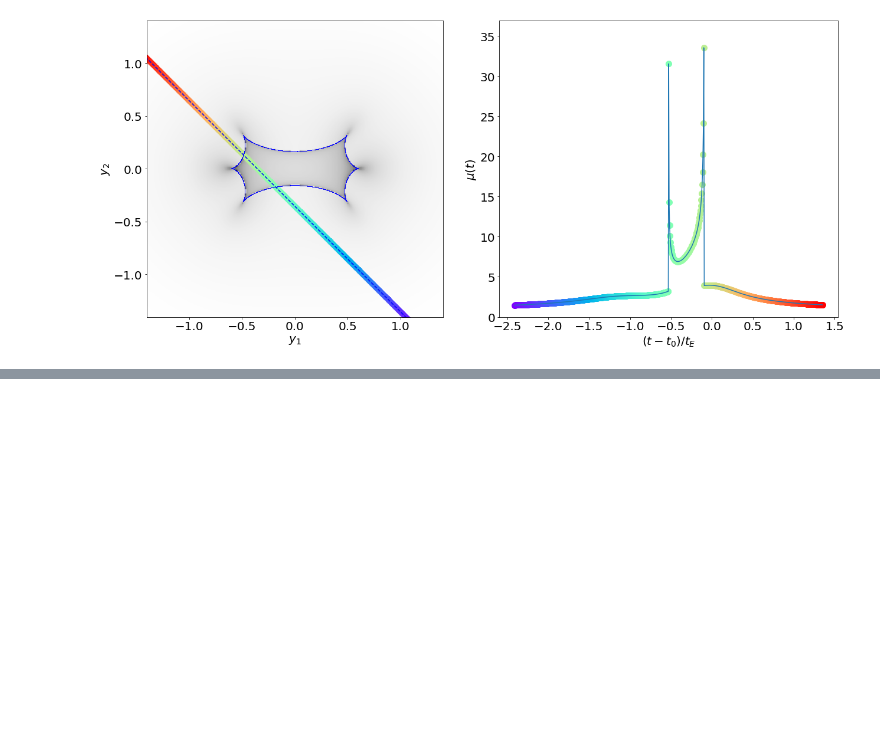
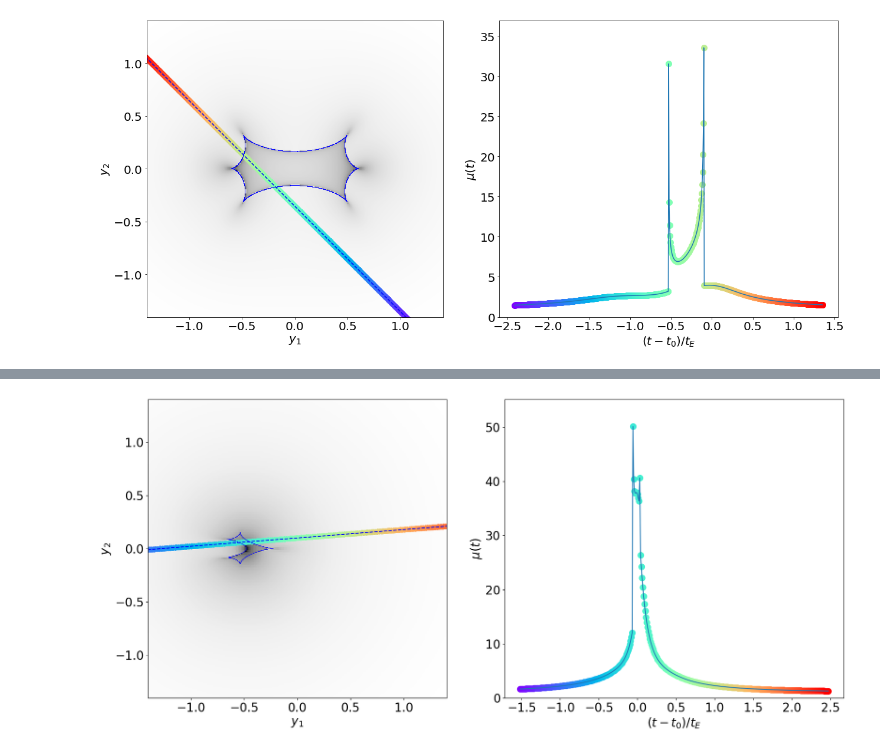
Before and after one commit to rbmetcalf/LensingCourse, a Jupyter notebook: 12_2020_binary_lenses.ipynb, the cells around one changed output, grey strips where cells are left out. Drawn from its saved outputs; the diff is of its cells as text; code cells hidden in the pictures; blank space fills up the shorter version.

```diff
--- a/12_2020_binary_lenses.ipynb
+++ b/12_2020_binary_lenses.ipynb
@@ -869,3 +869,63 @@ Try to reproduce the following light-curves:
 ![title](example1.png)
 # %% [markdown]
 ![title](example2_bl.png)
+# %%
+m1=1.0
+q=0.01
+m2=m1/q
+mtot=m1+m2
+dwi=((m1/mtot)**(1./3.)+(m2/mtot)**(1./3.))**(3./2.)
+dic=((m1/mtot)**(1./3.)+(m2/mtot)**(1./3.))**(-3./4.)
+
+
+bl=binary_lens(dl=5.0,ds=8,m1=1.0,q=q,d=dic+0.1,t0=0.0,y0=0.1,theta=0.1*np.pi/4,centre_m2=False)
+
+x1,x2,xs1,xs2=bl.CritCau()
+
+times=bl.tE.value*np.arange(-2,2,0.01)
+###
+p,mu=bl.LightCurve(times) # the function LightCurve computes the magnifications at the image positions for a given source
+                          # position. The source position is parametrized in terms of the time (the function
+                          # returns p=(t-t0)/tE) and mu(p))
+
+mumap = bl.MagnificationMap(xmin_,xmax_,ymin_,ymax_) # similarly, th function MagnificationMap computes the map of the
+                                                     # magnification on the source plane
+
+fig,ax=plt.subplots(1,2,figsize=(18,8))
+
+ax[0].imshow(np.log10(mumap),origin='lower',cmap='Greys',extent=[xmin_,xmax_,ymin_,ymax_])
+color=iter(cm.rainbow(np.linspace(0,1,times.size)))
+ys1,ys2=bl.SourcePos(times) # this gives the source position as a function of time.
+for i in range(times.size):
+    c=next(color)
+    #ys1,ys2=bl.SourcePos(times[i])
+    ax[0].plot(ys1[i],ys2[i],'*',markersize=10,c=c)
+    ax[1].plot([p[i]-(bl.t02-bl.t0)/bl.tE.value],[mu[i]],'o',markersize=10,c=c)
+
+####################################################################
+
+ax[0].plot(ys1,ys2,'--',color='blue')
+ax[1].plot(p-(bl.t02-bl.t0)/bl.tE.value,mu,'-')
+ax[1].set_ylim([0.0,np.max(mu)*1.1])
+ax[0].set_xlim([xmin_,xmax_])
+ax[0].set_ylim([ymin_,ymax_])
+
+ax[0].xaxis.set_tick_params(labelsize=20)
+ax[0].yaxis.set_tick_params(labelsize=20)
+
+ax[0].set_xlabel('$y_1$',fontsize=20)
+ax[0].set_ylabel('$y_2$',fontsize=20)
+
+ax[1].xaxis.set_tick_params(labelsize=20)
+ax[1].yaxis.set_tick_params(labelsize=20)
+ax[1].set_xlabel('$(t-t_0)/t_E$',fontsize=20)
+ax[1].set_ylabel('$\mu(t)$',fontsize=20)
+
+
+ax[0].plot(xs1,xs2,',',color='blue')
+
+#ax[1].plot([0,0],[0,5],'-')
+
+fig.tight_layout()
+# %% [output]
+[figure, added]
```
Also changed, not shown: parts of 3 cells of this notebook, 4 other files.
